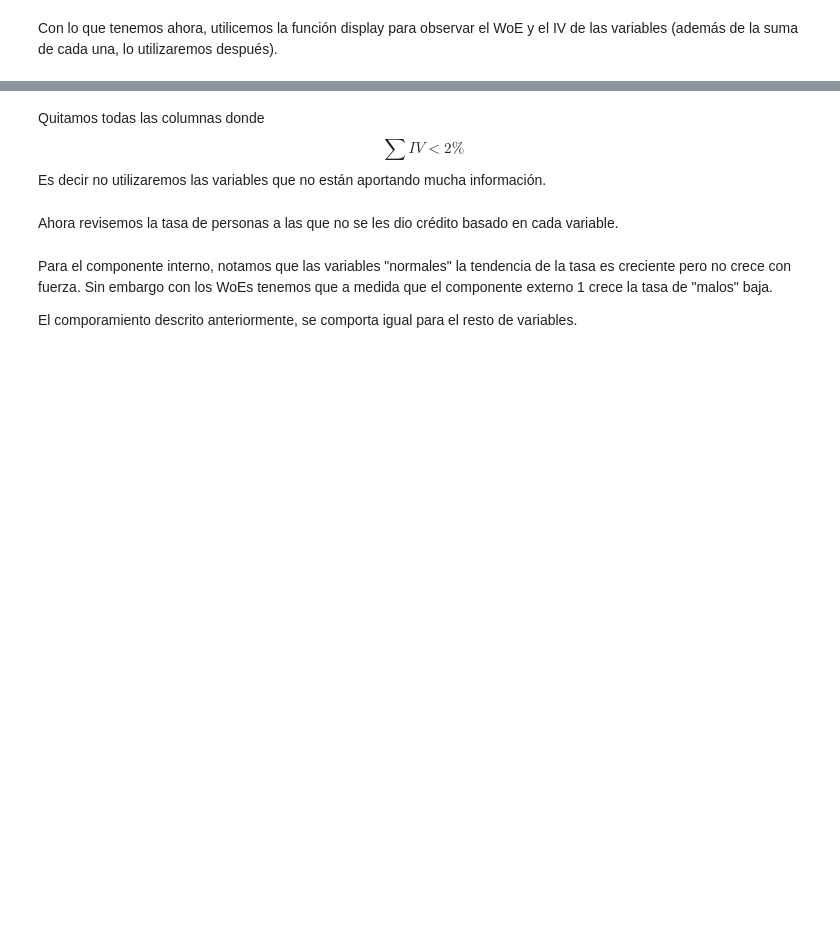
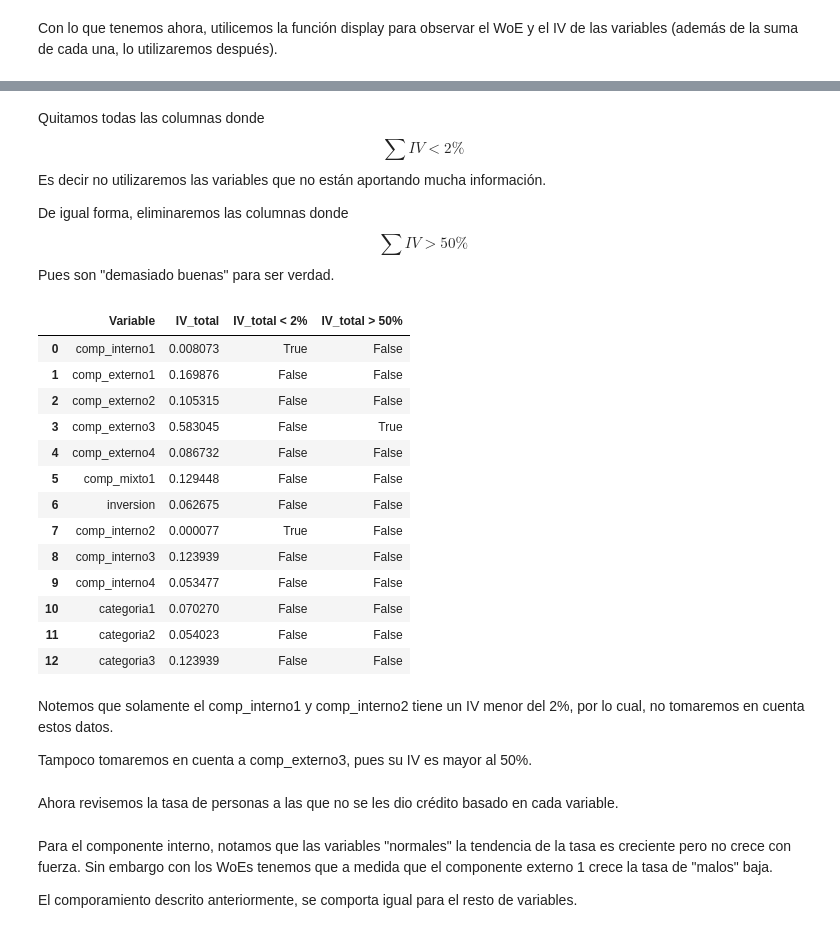
Before and after one commit to ignamun01/MachineLearningEquipo, a Jupyter notebook: Tarea2/Tarea_2_Ejercicio_1.ipynb, the cells around one changed output, grey strips where cells are left out. Saved outputs shown, nothing was run; the diff lists cells and outputs as text; code cells hidden in the pictures; blank space fills up the shorter version.

```diff
--- a/Tarea2/Tarea_2_Ejercicio_1.ipynb
+++ b/Tarea2/Tarea_2_Ejercicio_1.ipynb
@@ -259,2 +139,33 @@ display(categoria3.build())
 # %% [markdown]
 Quitamos todas las columnas donde $$\sum IV < 2\%$$ Es decir no utilizaremos las variables que no están aportando mucha información.
+
+De igual forma, eliminaremos las columnas  donde $$\sum IV > 50\%$$ Pues son "demasiado buenas" para ser verdad.
+# %%
+IV = pd.DataFrame(columns=['Variable', 'IV_total'])
+
+for k in (comp_A+comp_B):
+    tabla = tabla_valores(k)
+    tabla_2 = tabla.build()
+    IV = IV.append({'Variable': k, 'IV_total':tabla_2.loc["Totals", "IV"]}, ignore_index=True)
+IV["IV_total < 2%"] = (IV["IV_total"] < 0.02)
+IV["IV_total > 50%"] = (IV["IV_total"] > 0.5)
+IV
+# %% [output]
+|  | Variable | IV_total | IV_total < 2% | IV_total > 50% |
+| 0 | comp_interno1 | 0.008073 | True | False |
+| 1 | comp_externo1 | 0.169876 | False | False |
+| 2 | comp_externo2 | 0.105315 | False | False |
+| 3 | comp_externo3 | 0.583045 | False | True |
+| 4 | comp_externo4 | 0.086732 | False | False |
+| 5 | comp_mixto1 | 0.129448 | False | False |
+| 6 | inversion | 0.062675 | False | False |
+| 7 | comp_interno2 | 0.000077 | True | False |
+| 8 | comp_interno3 | 0.123939 | False | False |
+| 9 | comp_interno4 | 0.053477 | False | False |
+| 10 | categoria1 | 0.070270 | False | False |
+| 11 | categoria2 | 0.054023 | False | False |
+| 12 | categoria3 | 0.123939 | False | False |
+# %% [markdown]
+Notemos que solamente el comp_interno1 y comp_interno2 tiene un IV menor del 2%, por lo cual, no tomaremos en cuenta estos datos.
+
+Tampoco tomaremos en cuenta a comp_externo3, pues su IV es mayor al 50%.
```
Also changed, not shown: parts of 30 cells of this notebook.
